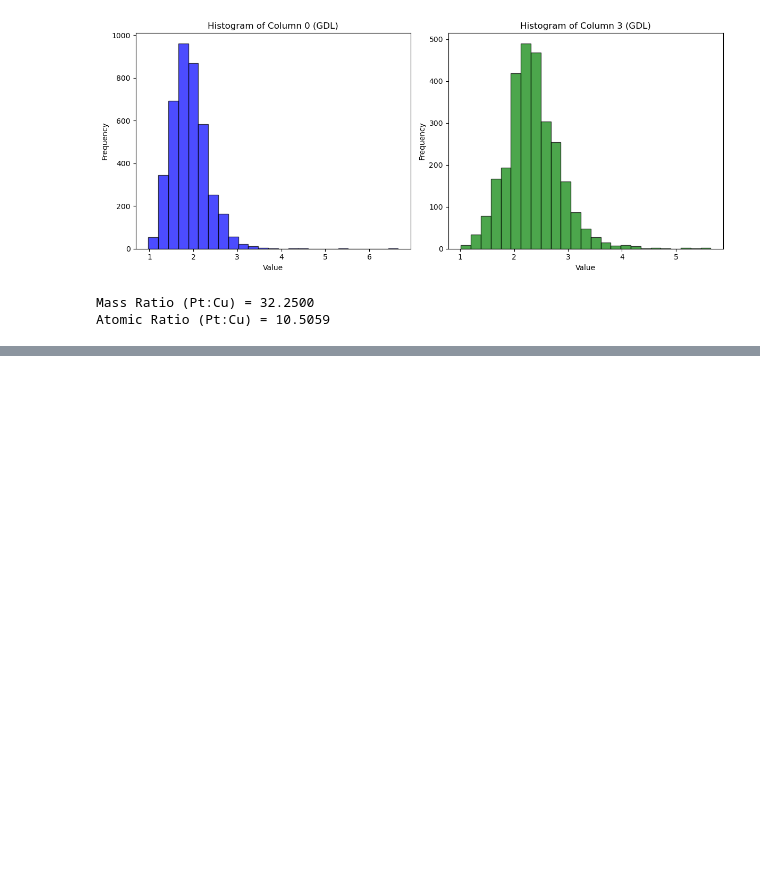
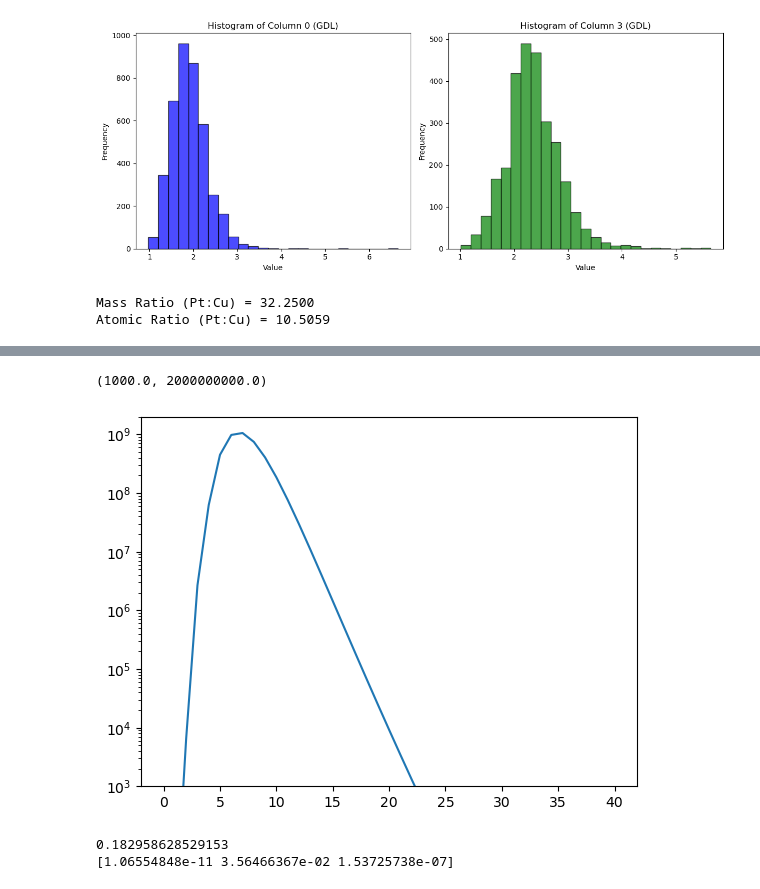
Before and after one commit to MatejPrijatelj/morelife_gen3_fit, a Jupyter notebook: importg3c.ipynb, the cells around one changed output, grey strips where cells are left out. Drawn from its saved outputs; the diff is of its cells as text; code cells hidden in the pictures; blank space fills up the shorter version.

```diff
--- a/importg3c.ipynb
+++ b/importg3c.ipynb
@@ -657,0 +1315,17 @@ ValueError: setting an array element with a sequence. The requested array has an
+# %%
+plt.plot(rez_norm_r_EOL,label="sim-EOL")
+plt.yscale("log")
+plt.ylim([1e3,2e9])
+# %% [output]
+(1000.0, 2000000000.0)
+[figure, added]
+# %%
+#test if copper after 3 cycs is the same in
+sol=bimet_morelife_gen3c.f_run_cyc(X0,Am/(rateMax),0,3,pars0,tol_r,tol_a)
+X=sol.y[:,-1]
+stats = f_stats(X,ModPars,vec_c,vec_l)
+print(stats[-1])
+print(sol.y[:3,-1])
+# %% [output]
+0.182958628529153
+[1.06554848e-11 3.56466367e-02 1.53725738e-07]
```
Also changed, not shown: parts of 41 cells of this notebook, 2 other files.
